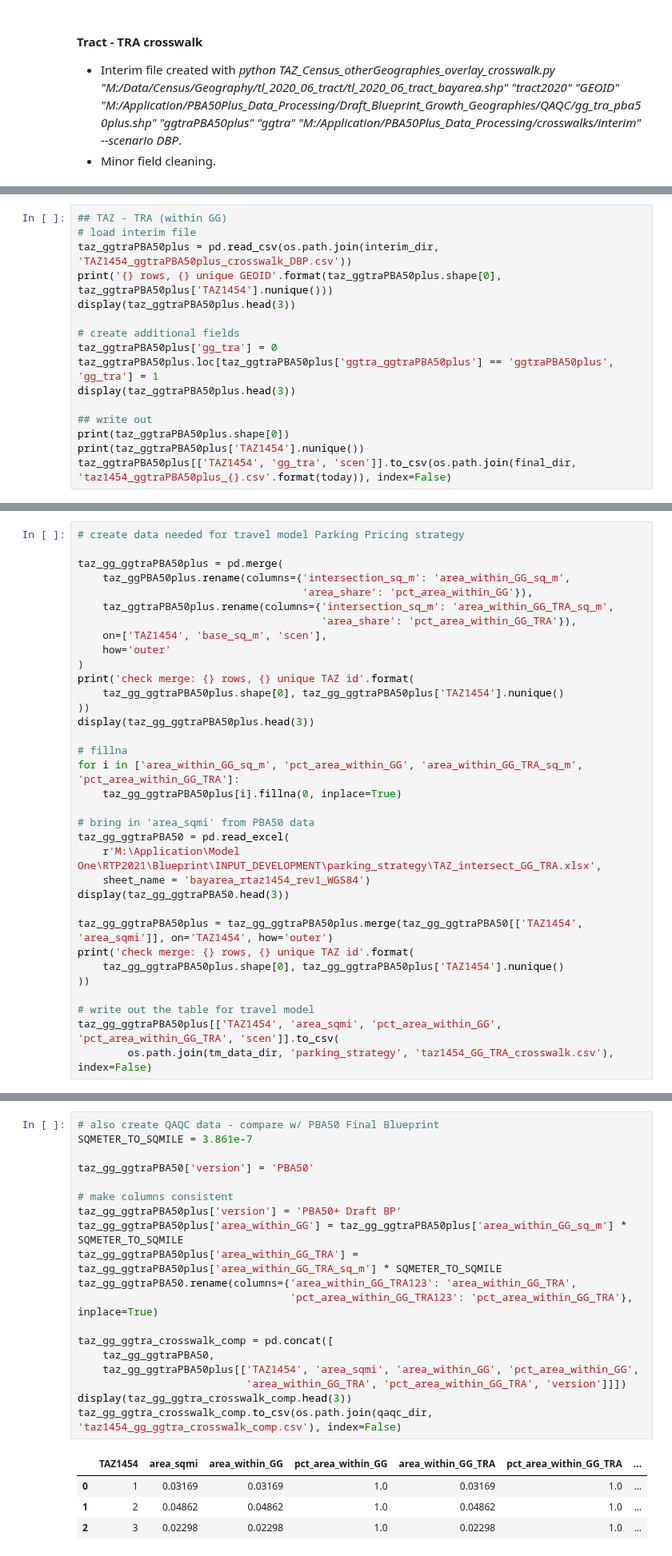
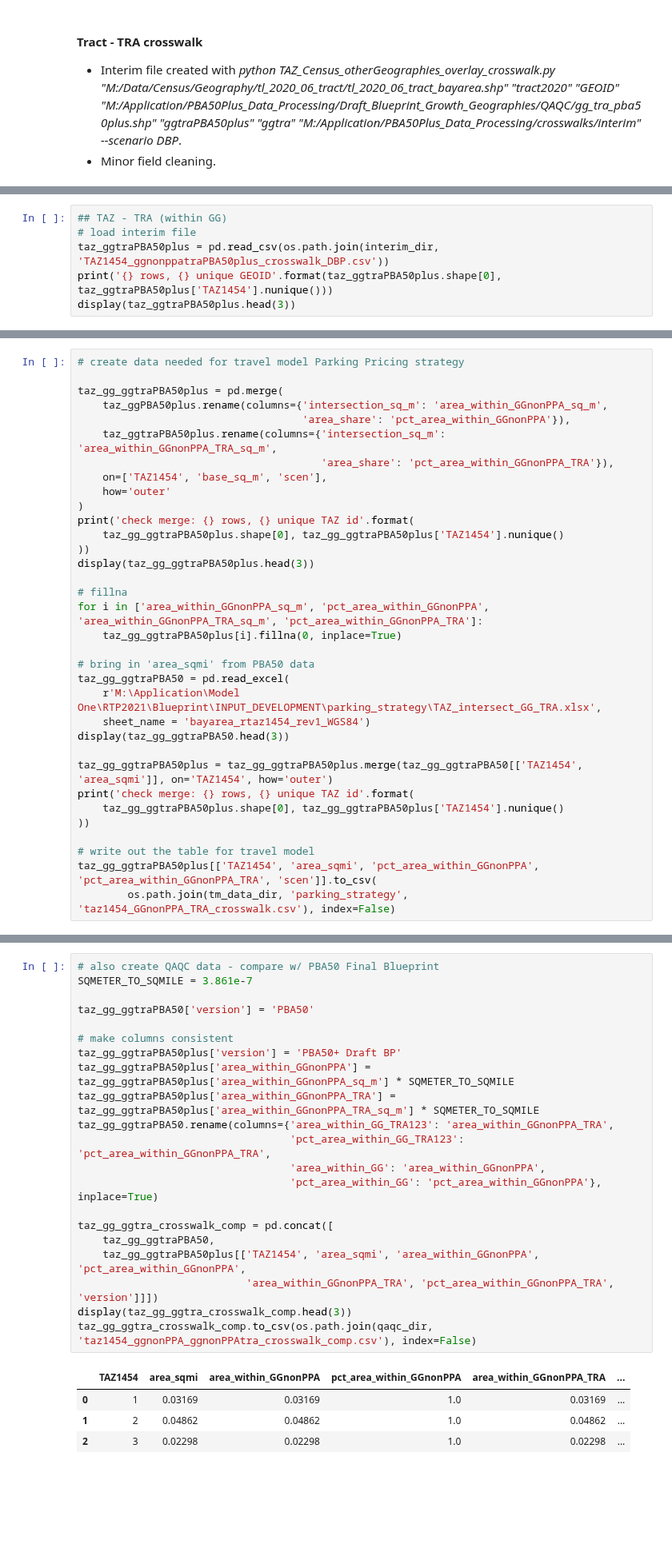
Before and after one commit to BayAreaMetro/travel-model-one, a Jupyter notebook: utilities/taz-data-builder/build_TAZ1454_TRACT20_crosswalks.ipynb, the cells around one changed output, grey strips where cells are left out. Shown at 80% size. Saved outputs shown, nothing was run; the diff lists cells and outputs as text; blank space fills up the shorter version.

```diff
--- a/utilities/taz-data-builder/build_TAZ1454_TRACT20_crosswalks.ipynb
+++ b/utilities/taz-data-builder/build_TAZ1454_TRACT20_crosswalks.ipynb
@@ -276,18 +262,8 @@ taz_ggPBA50plus[['TAZ1454', 'growth_geo', 'scen']].to_csv(os.path.join(final_dir
 # %%
 ## TAZ - TRA (within GG)
 # load interim file
-taz_ggtraPBA50plus = pd.read_csv(os.path.join(interim_dir, 'TAZ1454_ggtraPBA50plus_crosswalk_DBP.csv'))
+taz_ggtraPBA50plus = pd.read_csv(os.path.join(interim_dir, 'TAZ1454_ggnonppatraPBA50plus_crosswalk_DBP.csv'))
 print('{} rows, {} unique GEOID'.format(taz_ggtraPBA50plus.shape[0], taz_ggtraPBA50plus['TAZ1454'].nunique()))
 display(taz_ggtraPBA50plus.head(3))
-
-# create additional fields
-taz_ggtraPBA50plus['gg_tra'] = 0
-taz_ggtraPBA50plus.loc[taz_ggtraPBA50plus['ggtra_ggtraPBA50plus'] == 'ggtraPBA50plus', 'gg_tra'] = 1
-display(taz_ggtraPBA50plus.head(3))
-
-## write out
-print(taz_ggtraPBA50plus.shape[0])
-print(taz_ggtraPBA50plus['TAZ1454'].nunique())
-taz_ggtraPBA50plus[['TAZ1454', 'gg_tra', 'scen']].to_csv(os.path.join(final_dir, 'taz1454_ggtraPBA50plus_{}.csv'.format(today)), index=False)
 # %% [output]
 1454 rows, 1454 unique GEOID
@@ -305,10 +275,10 @@ taz_ggtraPBA50plus[['TAZ1454', 'gg_tra', 'scen']].to_csv(os.path.join(final_dir,
 # create data needed for travel model Parking Pricing strategy
 
 taz_gg_ggtraPBA50plus = pd.merge(
-    taz_ggPBA50plus.rename(columns={'intersection_sq_m': 'area_within_GG_sq_m',
-                                    'area_share': 'pct_area_within_GG'}),
-    taz_ggtraPBA50plus.rename(columns={'intersection_sq_m': 'area_within_GG_TRA_sq_m',
-                                       'area_share': 'pct_area_within_GG_TRA'}),
+    taz_ggPBA50plus.rename(columns={'intersection_sq_m': 'area_within_GGnonPPA_sq_m',
+                                    'area_share': 'pct_area_within_GGnonPPA'}),
+    taz_ggtraPBA50plus.rename(columns={'intersection_sq_m': 'area_within_GGnonPPA_TRA_sq_m',
+                                       'area_share': 'pct_area_within_GGnonPPA_TRA'}),
     on=['TAZ1454', 'base_sq_m', 'scen'],
     how='outer'
 )
@@ -318,7 +288,7 @@ print('check merge: {} rows, {} unique TAZ id'.format(
 display(taz_gg_ggtraPBA50plus.head(3))
 
 # fillna
-for i in ['area_within_GG_sq_m', 'pct_area_within_GG', 'area_within_GG_TRA_sq_m', 'pct_area_within_GG_TRA']:
+for i in ['area_within_GGnonPPA_sq_m', 'pct_area_within_GGnonPPA', 'area_within_GGnonPPA_TRA_sq_m', 'pct_area_within_GGnonPPA_TRA']:
     taz_gg_ggtraPBA50plus[i].fillna(0, inplace=True)
 
 # bring in 'area_sqmi' from PBA50 data
@@ -333,7 +303,7 @@ print('check merge: {} rows, {} unique TAZ id'.format(
 ))
 
 # write out the table for travel model
-taz_gg_ggtraPBA50plus[['TAZ1454', 'area_sqmi', 'pct_area_within_GG', 'pct_area_within_GG_TRA', 'scen']].to_csv(
-        os.path.join(tm_data_dir, 'parking_strategy', 'taz1454_GG_TRA_crosswalk.csv'), index=False)
+taz_gg_ggtraPBA50plus[['TAZ1454', 'area_sqmi', 'pct_area_within_GGnonPPA', 'pct_area_within_GGnonPPA_TRA', 'scen']].to_csv(
+        os.path.join(tm_data_dir, 'parking_strategy', 'taz1454_GGnonPPA_TRA_crosswalk.csv'), index=False)
 # %% [output]
 check merge: 1454 rows, 1454 unique TAZ id
@@ -349,24 +319,26 @@ check merge: 1454 rows, 1454 unique TAZ id
 # %%
 # also create QAQC data - compare w/ PBA50 Final Blueprint
 SQMETER_TO_SQMILE = 3.861e-7
 
 taz_gg_ggtraPBA50['version'] = 'PBA50'
 
 # make columns consistent
 taz_gg_ggtraPBA50plus['version'] = 'PBA50+ Draft BP'
-taz_gg_ggtraPBA50plus['area_within_GG'] = taz_gg_ggtraPBA50plus['area_within_GG_sq_m'] * SQMETER_TO_SQMILE
-taz_gg_ggtraPBA50plus['area_within_GG_TRA'] = taz_gg_ggtraPBA50plus['area_within_GG_TRA_sq_m'] * SQMETER_TO_SQMILE
-taz_gg_ggtraPBA50.rename(columns={'area_within_GG_TRA123': 'area_within_GG_TRA',
-                                  'pct_area_within_GG_TRA123': 'pct_area_within_GG_TRA'}, inplace=True)
+taz_gg_ggtraPBA50plus['area_within_GGnonPPA'] = taz_gg_ggtraPBA50plus['area_within_GGnonPPA_sq_m'] * SQMETER_TO_SQMILE
+taz_gg_ggtraPBA50plus['area_within_GGnonPPA_TRA'] = taz_gg_ggtraPBA50plus['area_within_GGnonPPA_TRA_sq_m'] * SQMETER_TO_SQMILE
+taz_gg_ggtraPBA50.rename(columns={'area_within_GG_TRA123': 'area_within_GGnonPPA_TRA',
+                                  'pct_area_within_GG_TRA123': 'pct_area_within_GGnonPPA_TRA',
+                                  'area_within_GG': 'area_within_GGnonPPA',
+                                  'pct_area_within_GG': 'pct_area_within_GGnonPPA'}, inplace=True)
 
 taz_gg_ggtra_crosswalk_comp = pd.concat([
     taz_gg_ggtraPBA50,
-    taz_gg_ggtraPBA50plus[['TAZ1454', 'area_sqmi', 'area_within_GG', 'pct_area_within_GG',
-                           'area_within_GG_TRA', 'pct_area_within_GG_TRA', 'version']]])
+    taz_gg_ggtraPBA50plus[['TAZ1454', 'area_sqmi', 'area_within_GGnonPPA', 'pct_area_within_GGnonPPA',
+                           'area_within_GGnonPPA_TRA', 'pct_area_within_GGnonPPA_TRA', 'version']]])
 display(taz_gg_ggtra_crosswalk_comp.head(3))
-taz_gg_ggtra_crosswalk_comp.to_csv(os.path.join(qaqc_dir, 'taz1454_gg_ggtra_crosswalk_comp.csv'), index=False)
+taz_gg_ggtra_crosswalk_comp.to_csv(os.path.join(qaqc_dir, 'taz1454_ggnonPPA_ggnonPPAtra_crosswalk_comp.csv'), index=False)
 # %% [output]
-|  | TAZ1454 | area_sqmi | area_within_GG | pct_area_within_GG | area_within_GG_TRA | pct_area_within_GG_TRA | ... |
-| 0 | 1 | 0.03169 | 0.03169 | 1.0 | 0.03169 | 1.0 | ... |
-| 1 | 2 | 0.04862 | 0.04862 | 1.0 | 0.04862 | 1.0 | ... |
-| 2 | 3 | 0.02298 | 0.02298 | 1.0 | 0.02298 | 1.0 | ... |
+|  | TAZ1454 | area_sqmi | area_within_GGnonPPA | pct_area_within_GGnonPPA | area_within_GGnonPPA_TRA | ... |
+| 0 | 1 | 0.03169 | 0.03169 | 1.0 | 0.03169 | ... |
+| 1 | 2 | 0.04862 | 0.04862 | 1.0 | 0.04862 | ... |
+| 2 | 3 | 0.02298 | 0.02298 | 1.0 | 0.02298 | ... |
```
Also changed, not shown: parts of 6 cells of this notebook.
